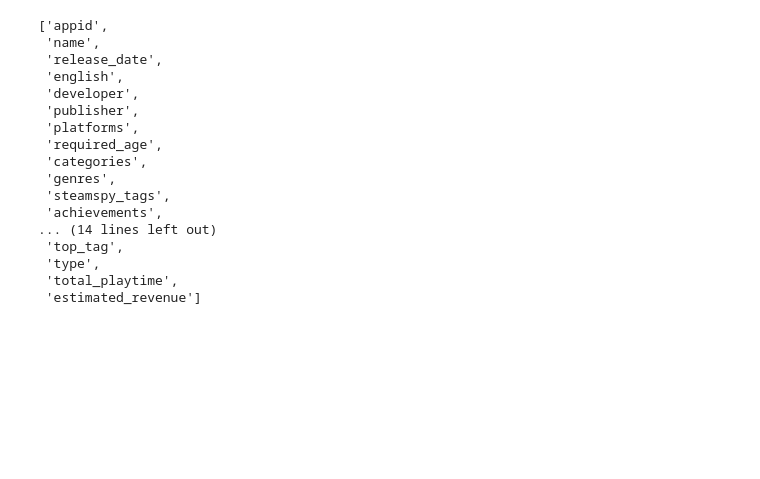
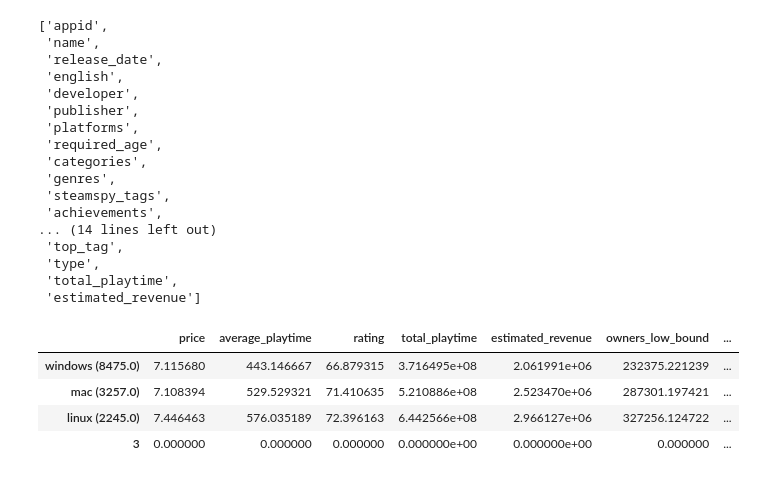
Before and after one commit to Emanum/TU_Visual_Data_Science, a Jupyter notebook: lab2/Steam-Analysis.ipynb, the cells around one changed output. Cells and saved outputs as stored; diff of their text form; code cells hidden in the pictures; blank space fills up the shorter version.

```diff
--- a/lab2/Steam-Analysis.ipynb
+++ b/lab2/Steam-Analysis.ipynb
@@ -897,0 +938,23 @@ pDF.columns.tolist()
+# %%
+stats = getStatsDataFrame(preFilteredDF,'platforms',
+                  splitList(get_unique_list(pDF['platforms'])),
+                  'or','mean')
+stats
+#stats.columns.to_list()
+from sklearn import preprocessing
+#stats = stats.transpose()
+x = stats.values.astype(float) #returns a numpy array
+min_max_scaler = preprocessing.MinMaxScaler()
+x_scaled = min_max_scaler.fit_transform(x)
+stats2 = pd.DataFrame(x_scaled)
+stats
+stats.loc[len(stats)] = 0
+l = stats.index.to_list()
+l.insert(len(l)-1,"a")
+stats
+# %% [output]
+|  | price | average_playtime | rating | total_playtime | estimated_revenue | owners_low_bound | ... |
+| windows (8475.0) | 7.115680 | 443.146667 | 66.879315 | 3.716495e+08 | 2.061991e+06 | 232375.221239 | ... |
+| mac (3257.0) | 7.108394 | 529.529321 | 71.410635 | 5.210886e+08 | 2.523470e+06 | 287301.197421 | ... |
+| linux (2245.0) | 7.446463 | 576.035189 | 72.396163 | 6.442566e+08 | 2.966127e+06 | 327256.124722 | ... |
+| 3 | 0.000000 | 0.000000 | 0.000000 | 0.000000e+00 | 0.000000e+00 | 0.000000 | ... |
```
Also changed, not shown: parts of 3 cells of this notebook, 2 other files.
